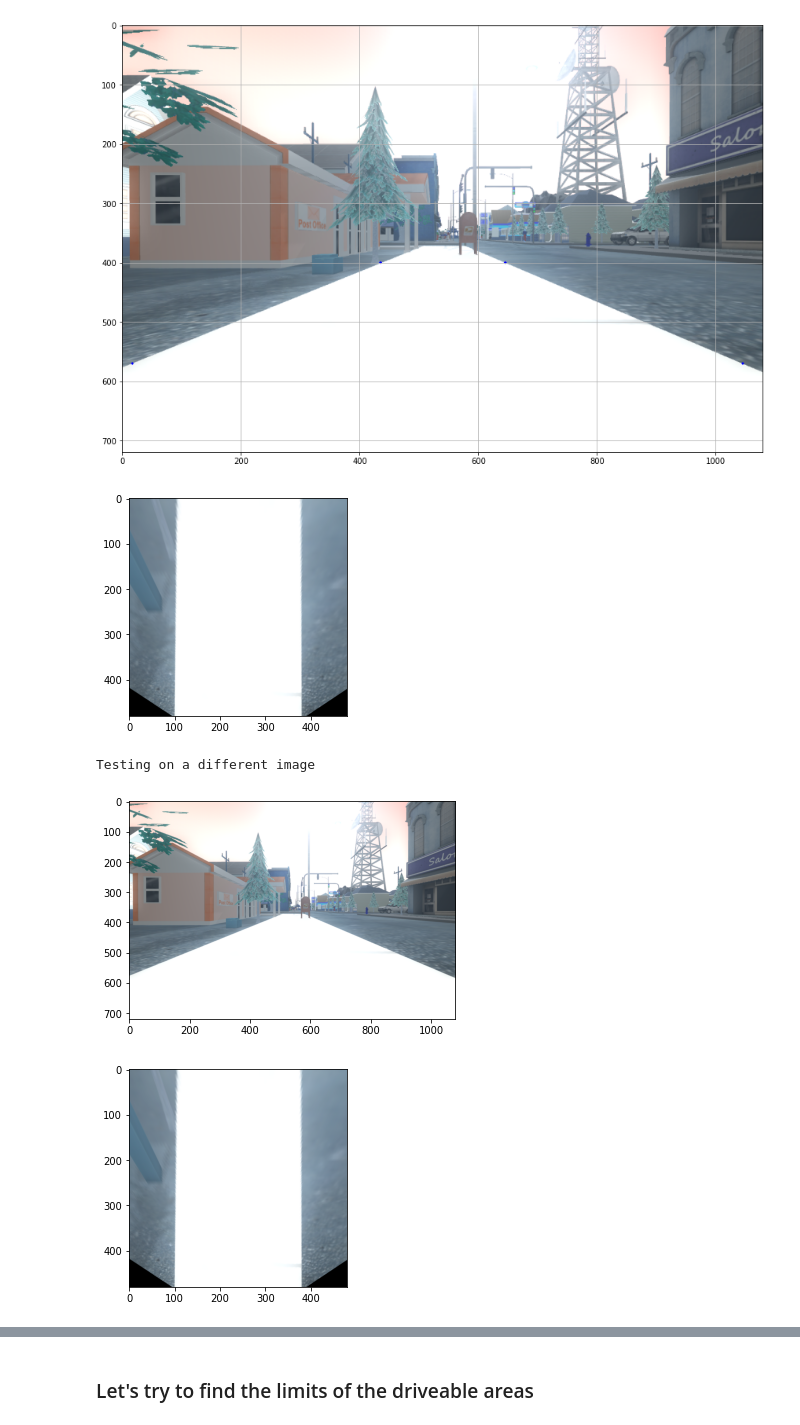
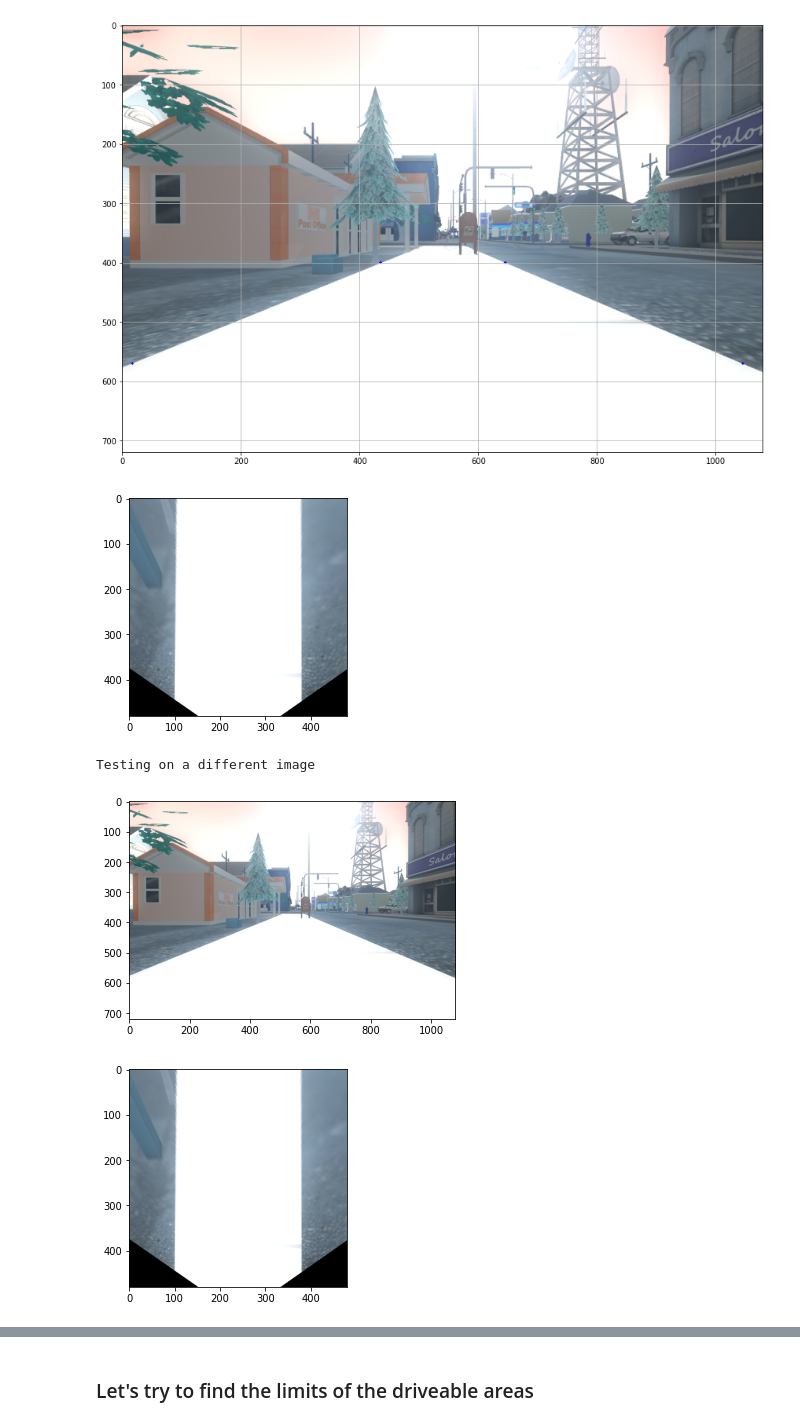
Before and after one commit to jdgalviss/autonomous_mobile_robot, a Jupyter notebook: dev_ws/src/semantic_segmentation/semantic_segmentation/warp_scan_segmentation.ipynb, the cells around one changed output, grey strips where cells are left out. Saved outputs shown, nothing was run; the diff lists cells and outputs as text; code cells hidden in the pictures.

```diff
--- a/dev_ws/src/semantic_segmentation/semantic_segmentation/warp_scan_segmentation.ipynb
+++ b/dev_ws/src/semantic_segmentation/semantic_segmentation/warp_scan_segmentation.ipynb
@@ -156,14 +156,14 @@ Output shape:  torch.Size([1, 19, 720, 1080])
 # Warp Image
 # %%
 
-margin_h = 100
+margin_h = 40
 margin_w = 100
 width = 480
 height = 480
 img_size = (width, height)
 ## These points would be normally found by extrinsic callibration (here they were chosen by just looking at the image)
 src = np.float32([[435,400], [645,400],[1045,570], [17, 570]])
-dst = np.float32([[margin_w,margin_h],[width-margin_w,margin_h],[width-margin_w,height],[margin_w,height]])
+dst = np.float32([[margin_w,margin_h],[width-margin_w,margin_h],[width-margin_w,height-margin_h],[margin_w,height-margin_h]])
 # Show calibration points in image
 img = img_test.copy()
 for point in src:
@@ -178,30 +178,30 @@ plt.show()
 # %%
 # Find transformation
 M = cv2.getPerspectiveTransform(src, dst)
 M_inv = cv2.getPerspectiveTransform(dst, src)
 
 # Save Transforms
 np.savez('PerspectiveTransform.npz', M=M, M_inv=M_inv)
 warped = cv2.warpPerspective(img_test, M, img_size, flags=cv2.INTER_LINEAR)
 #Calculae pixel per meter
 pixel_per_meter_x = (width - 2*margin_w)/2.7 #Horizontal distance between src points in the real world ( I assumed 4 meters)
-pixel_per_meter_y = (height - 2*margin_h)/8.0 #Vertical distance between src points in the real world ( I assumed 20 meters)
+pixel_per_meter_y = (height - 2*margin_h)/5.4 #Vertical distance between src points in the real world ( I assumed 20 meters)
 
 plt.imshow(warped)
 plt.show()
 
 ## Try perspective transformation on another image
 warped2 = cv2.warpPerspective(img_test, M, img_size, flags=cv2.INTER_LINEAR)
 print("Testing on a different image")
 plt.imshow(img_test)
 plt.show()
 plt.imshow(warped2)
 plt.show()
 # %% [output]
-[figure, old version]
+[figure, new version]
 Testing on a different image
 [figure]
-[figure, old version]
+[figure, new version]
 # %%
 # Warped Segmented
 warped_seg = cv2.warpPerspective(img_decoded, M, img_size, flags=cv2.INTER_LINEAR)
```
Also changed, not shown: parts of 8 cells of this notebook, 5 other files.
